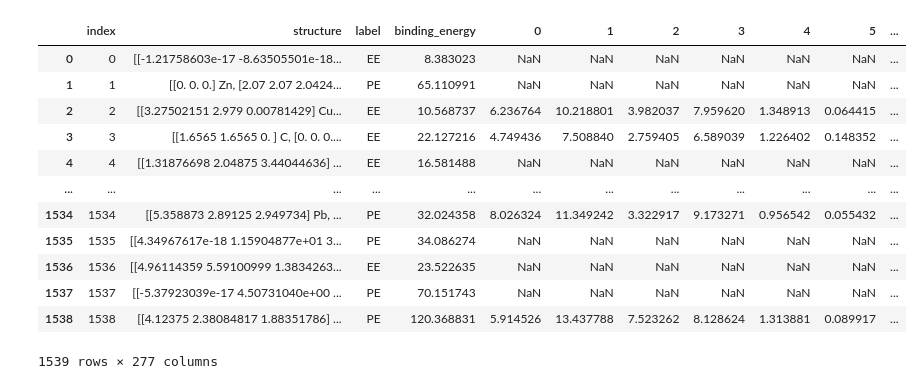
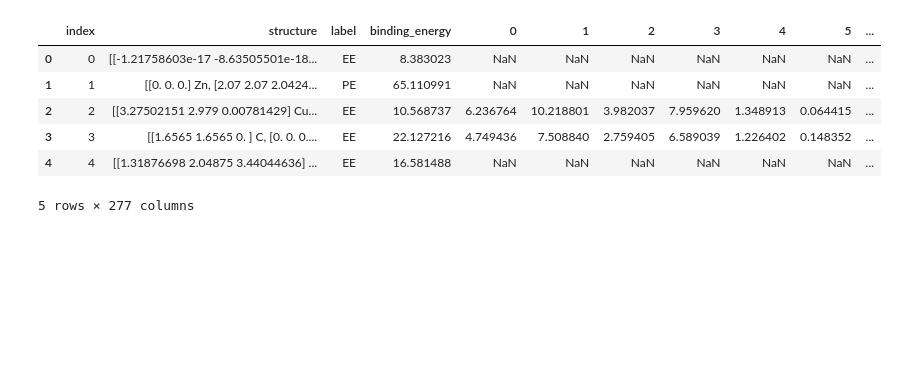
Before and after one commit to Mohammad-vahdat/machine-learning-dimensionalities-and-binding-energy, a Jupyter notebook: NewBE-Testing.ipynb, the cells around one changed output. Drawn from its saved outputs; the diff is of its cells as text; code cells hidden in the pictures; blank space fills up the shorter version.

```diff
--- a/NewBE-Testing.ipynb
+++ b/NewBE-Testing.ipynb
@@ -83,18 +12,12 @@ weighted avg       0.88      0.88      0.87       664
 # %%
 df_features = pd.read_pickle('features_MultipleFeaturizer_NewBE.pkl')
 # %%
-df_features
+df_features.head()
 # %% [output]
 |  | index | structure | label | binding_energy | 0 | 1 | 2 | 3 | 4 | 5 | ... |
 | 0 | 0 | [[-1.21758603e-17 -8.63505501e-18... | EE | 8.383023 | NaN | NaN | NaN | NaN | NaN | NaN | ... |
 | 1 | 1 | [[0. 0. 0.] Zn, [2.07 2.07 2.0424... | PE | 65.110991 | NaN | NaN | NaN | NaN | NaN | NaN | ... |
 | 2 | 2 | [[3.27502151 2.979 0.00781429] Cu... | EE | 10.568737 | 6.236764 | 10.218801 | 3.982037 | 7.959620 | 1.348913 | 0.064415 | ... |
 | 3 | 3 | [[1.6565 1.6565 0. ] C, [0. 0. 0.... | EE | 22.127216 | 4.749436 | 7.508840 | 2.759405 | 6.589039 | 1.226402 | 0.148352 | ... |
 | 4 | 4 | [[1.31876698 2.04875 3.44044636] ... | EE | 16.581488 | NaN | NaN | NaN | NaN | NaN | NaN | ... |
-| ... | ... | ... | ... | ... | ... | ... | ... | ... | ... | ... | ... |
-| 1534 | 1534 | [[5.358873 2.89125 2.949734] Pb, ... | PE | 32.024358 | 8.026324 | 11.349242 | 3.322917 | 9.173271 | 0.956542 | 0.055432 | ... |
-| 1535 | 1535 | [[4.34967617e-18 1.15904877e+01 3... | PE | 34.086274 | NaN | NaN | NaN | NaN | NaN | NaN | ... |
-| 1536 | 1536 | [[4.96114359 5.59100999 1.3834263... | EE | 23.522635 | NaN | NaN | NaN | NaN | NaN | NaN | ... |
-| 1537 | 1537 | [[-5.37923039e-17 4.50731040e+00 ... | PE | 70.151743 | NaN | NaN | NaN | NaN | NaN | NaN | ... |
-| 1538 | 1538 | [[4.12375 2.38084817 1.88351786] ... | PE | 120.368831 | 5.914526 | 13.437788 | 7.523262 | 8.128624 | 1.313881 | 0.089917 | ... |
-1539 rows × 277 columns
+5 rows × 277 columns
```
Also changed, not shown: parts of 44 cells of this notebook, 3 other files.
